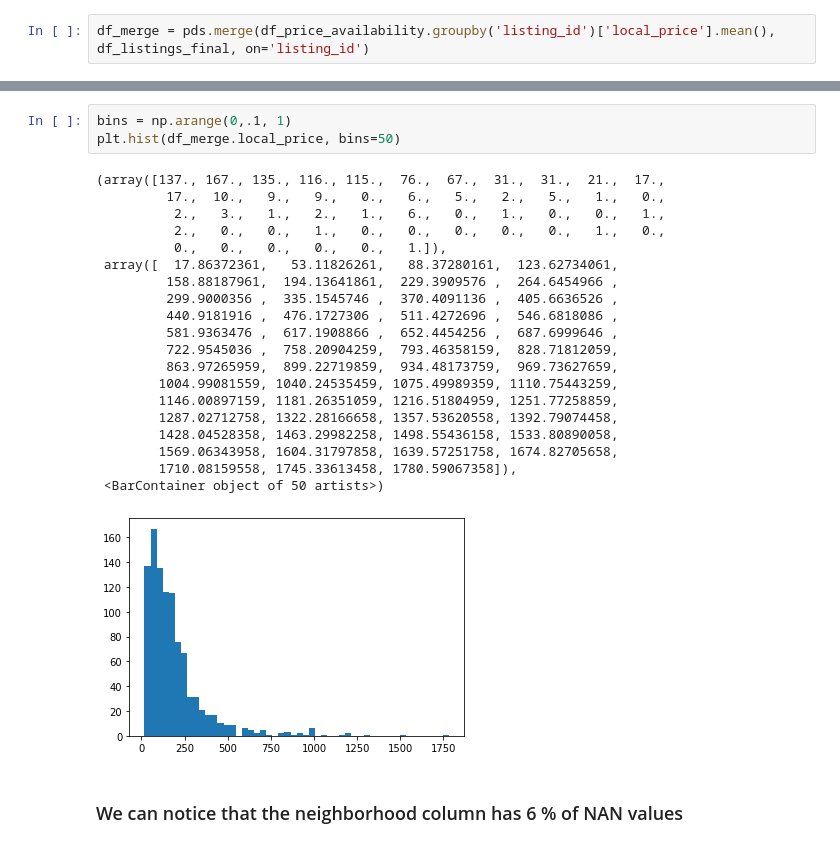
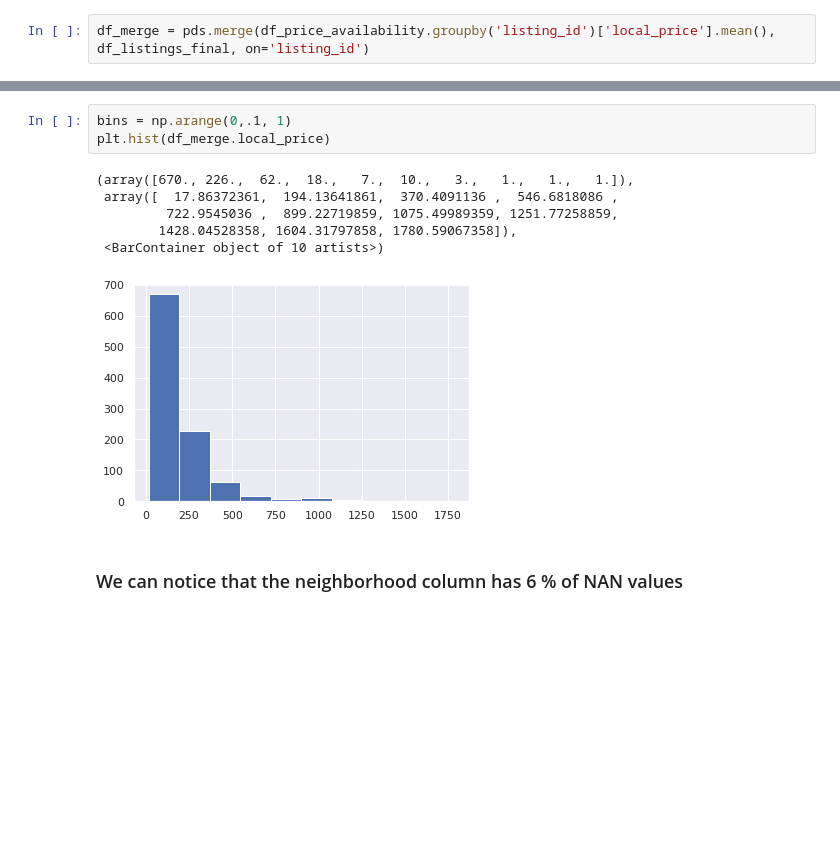
Before and after one commit to kevintsi/projetCC, a Jupyter notebook: ml/EDA.ipynb, the cells around one changed output, grey strips where cells are left out. Cells and saved outputs as stored; diff of their text form; blank space fills up the shorter version.

```diff
--- a/ml/EDA.ipynb
+++ b/ml/EDA.ipynb
@@ -40,28 +40,14 @@ df_merge.head()
 | 4 | 164255 | 75.876209 | Perfect place in Le Marais - Paris | entire_home | Paris | 3e arrondissement | 48.861398 | 2.364299 | ... |
 # %%
 bins = np.arange(0,.1, 1)
-plt.hist(df_merge.local_price, bins=50)
+plt.hist(df_merge.local_price)
 # %% [output]
-(array([137., 167., 135., 116., 115.,  76.,  67.,  31.,  31.,  21.,  17.,
-         17.,  10.,   9.,   9.,   0.,   6.,   5.,   2.,   5.,   1.,   0.,
-          2.,   3.,   1.,   2.,   1.,   6.,   0.,   1.,   0.,   0.,   1.,
-          2.,   0.,   0.,   1.,   0.,   0.,   0.,   0.,   0.,   1.,   0.,
-          0.,   0.,   0.,   0.,   0.,   1.]),
- array([  17.86372361,   53.11826261,   88.37280161,  123.62734061,
-         158.88187961,  194.13641861,  229.3909576 ,  264.6454966 ,
-         299.9000356 ,  335.1545746 ,  370.4091136 ,  405.6636526 ,
-         440.9181916 ,  476.1727306 ,  511.4272696 ,  546.6818086 ,
-         581.9363476 ,  617.1908866 ,  652.4454256 ,  687.6999646 ,
-         722.9545036 ,  758.20904259,  793.46358159,  828.71812059,
-         863.97265959,  899.22719859,  934.48173759,  969.73627659,
-        1004.99081559, 1040.24535459, 1075.49989359, 1110.75443259,
-        1146.00897159, 1181.26351059, 1216.51804959, 1251.77258859,
-        1287.02712758, 1322.28166658, 1357.53620558, 1392.79074458,
-        1428.04528358, 1463.29982258, 1498.55436158, 1533.80890058,
-        1569.06343958, 1604.31797858, 1639.57251758, 1674.82705658,
-        1710.08159558, 1745.33613458, 1780.59067358]),
- <BarContainer object of 50 artists>)
+(array([670., 226.,  62.,  18.,   7.,  10.,   3.,   1.,   1.,   1.]),
+ array([  17.86372361,  194.13641861,  370.4091136 ,  546.6818086 ,
+         722.9545036 ,  899.22719859, 1075.49989359, 1251.77258859,
+        1428.04528358, 1604.31797858, 1780.59067358]),
+ <BarContainer object of 10 artists>)
-[figure, old version]
+[figure, new version]
 # %% [markdown]
 ### We can notice that the neighborhood column has 6 % of NAN values
 # %%
```
Also changed, not shown: parts of 1 cell of this notebook, 4 other files.
